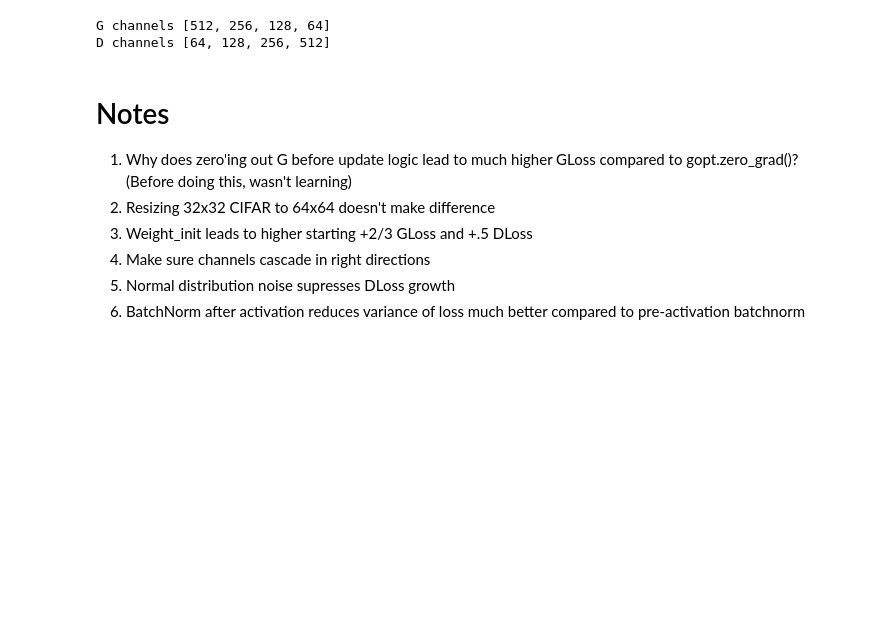
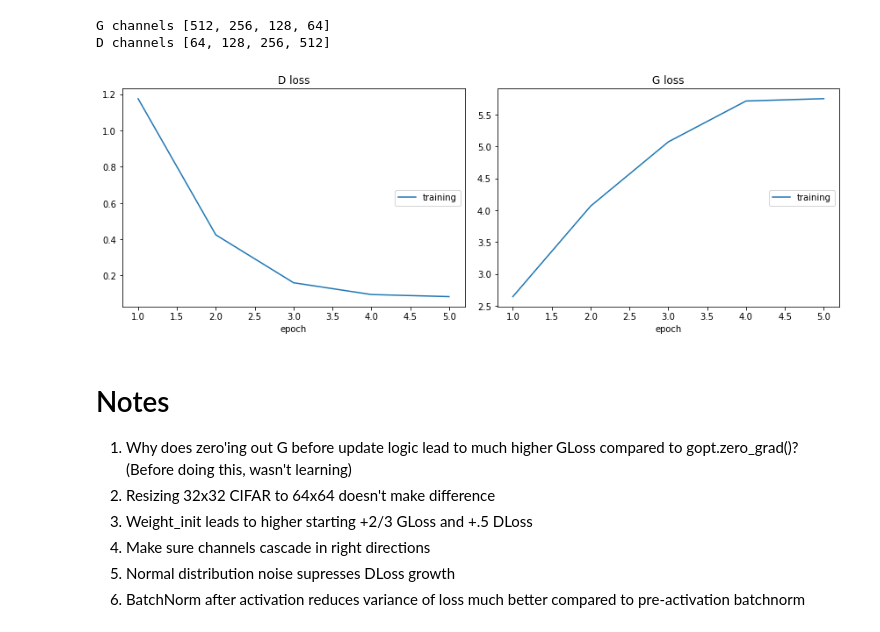
Before and after one commit to richardrl/gan-pytorch, a Jupyter notebook: gan-pytorch.ipynb, the cells around one changed output. Drawn from its saved outputs; the diff is of its cells as text; code cells hidden in the pictures; blank space fills up the shorter version.

```diff
--- a/gan-pytorch.ipynb
+++ b/gan-pytorch.ipynb
@@ -233,35 +233,41 @@ for epoch in range(100):
         generated_loss.backward()
 
         dloss = real_loss.item() + generated_loss.item()
 
         dopt.step()
 #         dopt.zero_grad()
 
         ##############################
         # Update generator
         ##############################
 #         z = torch.zeros([x.shape[0], cz, 1, 1]).uniform_(0, 1)
         G.zero_grad()
         gloss = criterion(D(fake), torch.ones(x.shape[0]))
         gloss.backward()
 
         gopt.step()
 #         gopt.zero_grad()
 
         running_dloss += dloss
         running_gloss += gloss
         if (mbatch_idx % mbatch_mod == 0 and mbatch_idx > 0 and epoch % epoch_mod == 0):
             print(F"Epoch: {epoch}, minibatch: {mbatch_idx}, DLoss: {running_dloss/mbatch_mod}, GLoss: {running_gloss/mbatch_mod}")
-            torch.save(G.state_dict(), F"{checkpt_dir}/G/epoch{epoch}_mbatch{mbatch_idx}.pth")
-            torch.save(D.state_dict(), F"{checkpt_dir}/D/epoch{epoch}_mbatch{mbatch_idx}.pth")
+            if not os.path.exists(F"{checkpt_dir}G"):
+                os.makedirs(F"{checkpt_dir}G")
+            if not os.path.exists(F"{checkpt_dir}D"):
+                os.makedirs(F"{checkpt_dir}D")
+            torch.save(G.state_dict(), F"{checkpt_dir}G/epoch{epoch}_mbatch{mbatch_idx}.pth")
+            torch.save(D.state_dict(), F"{checkpt_dir}D/epoch{epoch}_mbatch{mbatch_idx}.pth")
             liveloss.update({
                 'D loss':running_dloss/mbatch_mod,
                 'G loss':running_gloss/mbatch_mod,
             }
             )
             running_dloss = 0.0
             running_gloss = 0.0
             liveloss.draw()
+# %% [output]
+[figure, added]
 # %%
 testimg = list(mnist_loader)[0][0]
 # %%
```
Also changed, not shown: parts of 1 cell of this notebook.
